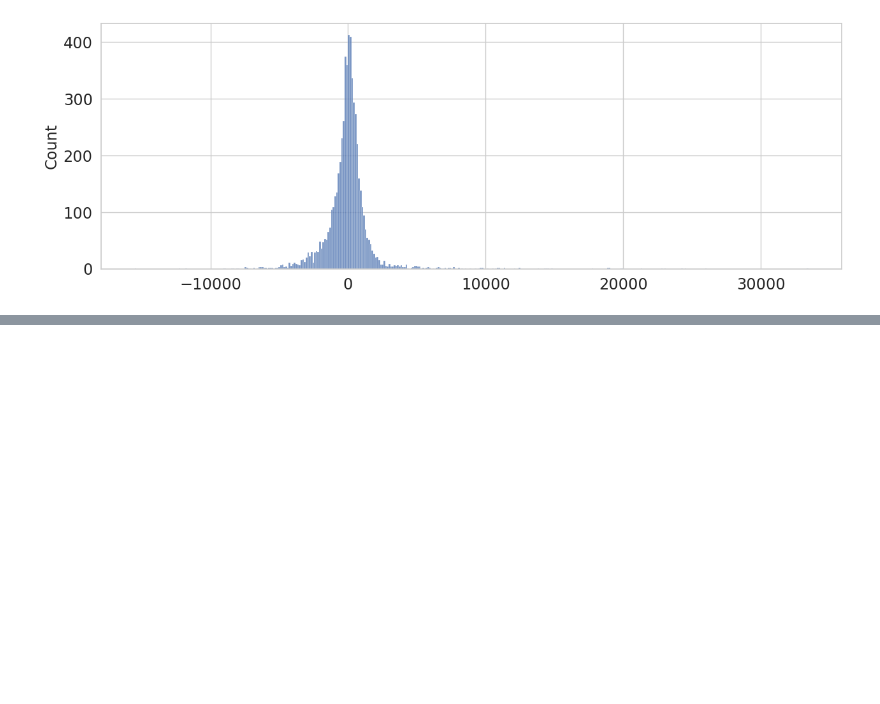
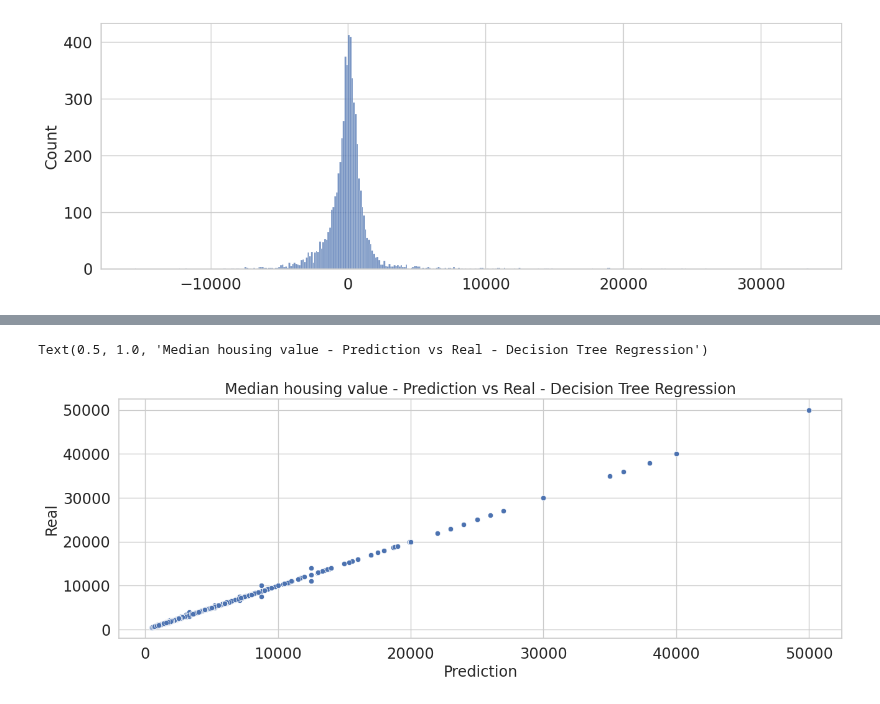
Before and after one commit to HWatanuki/Trabalho_D2APR, a Jupyter notebook: saopaulo-housing.ipynb, the cells around one changed output, grey strips where cells are left out. Cells and saved outputs as stored; diff of their text form; code cells hidden in the pictures; blank space fills up the shorter version.

```diff
--- a/saopaulo-housing.ipynb
+++ b/saopaulo-housing.ipynb
@@ -663,0 +838,2 @@ sns.histplot(residual)
+# %%
+y_train_pred_tree_reg = tree_reg.predict(X_train)
@@ -663,0 +854,8 @@ sns.histplot(residual)
+# %%
+sns.scatterplot(x=y_train_pred_tree_reg, y=y_train)
+plt.xlabel('Prediction')
+plt.ylabel('Real')
+plt.title('Median housing value - Prediction vs Real - Decision Tree Regression')
+# %% [output]
+Text(0.5, 1.0, 'Median housing value - Prediction vs Real - Decision Tree Regression')
+[figure, added]
```
Also changed, not shown: parts of 32 cells of this notebook.
